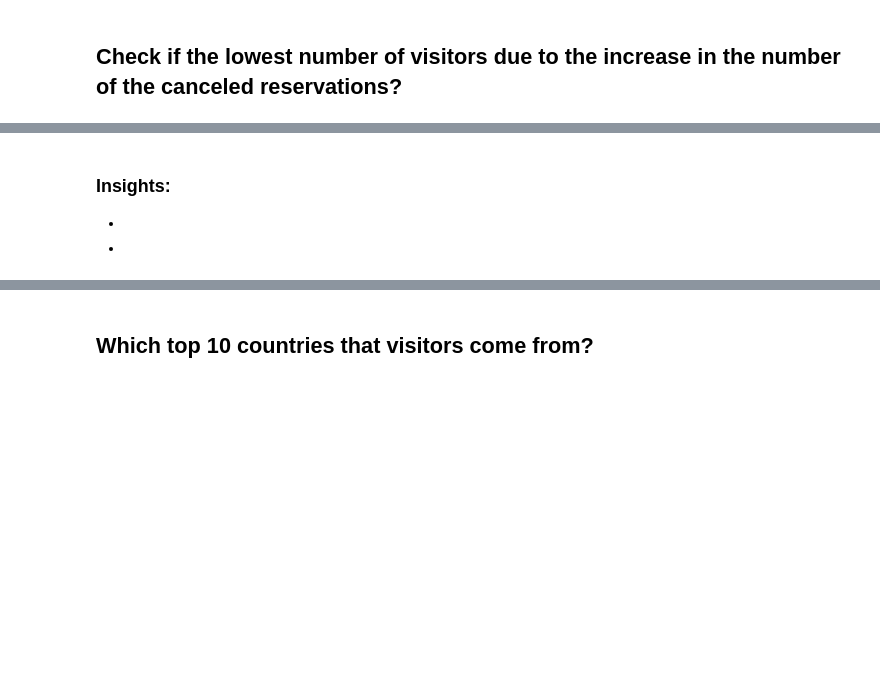
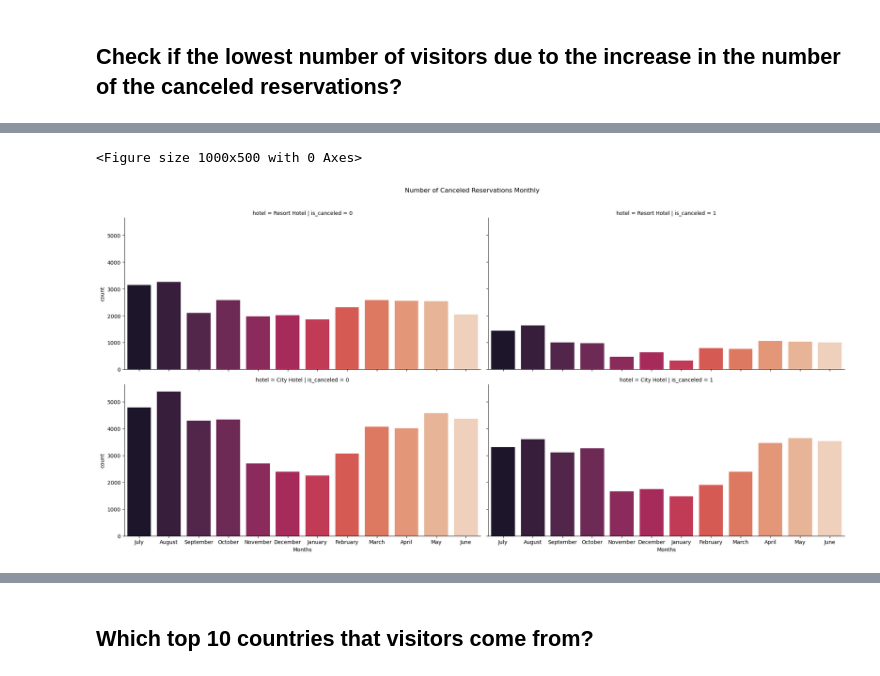
Before and after one commit to Tuwaiq-Data-Science-Bootcamp-V4/PCA-Lab, a Jupyter notebook: CV_Assignment.ipynb, the cells around one changed output, grey strips where cells are left out. Saved outputs shown, nothing was run; the diff lists cells and outputs as text; code cells hidden in the pictures; blank space fills up the shorter version.

```diff
--- a/CV_Assignment.ipynb
+++ b/CV_Assignment.ipynb
@@ -133,4 +215,12 @@ df.describe(include='object')
-# %% [markdown]
-### Insights:
--
--
+# %%
+plt.figure(figsize=(10,5))
+
+fig= sns.catplot(data=df, x='arrival_date_month', row='hotel',col='is_canceled', kind='count', aspect=2, palette="rocket");
+plt.suptitle('Number of Canceled Reservations Monthly')
+plt.subplots_adjust(top=0.9)
+
+fig.set_xlabels('Months')
+plt.show()
+# %% [output]
+<Figure size 1000x500 with 0 Axes>
+[figure, added]
```
Also changed, not shown: parts of 48 cells of this notebook.
